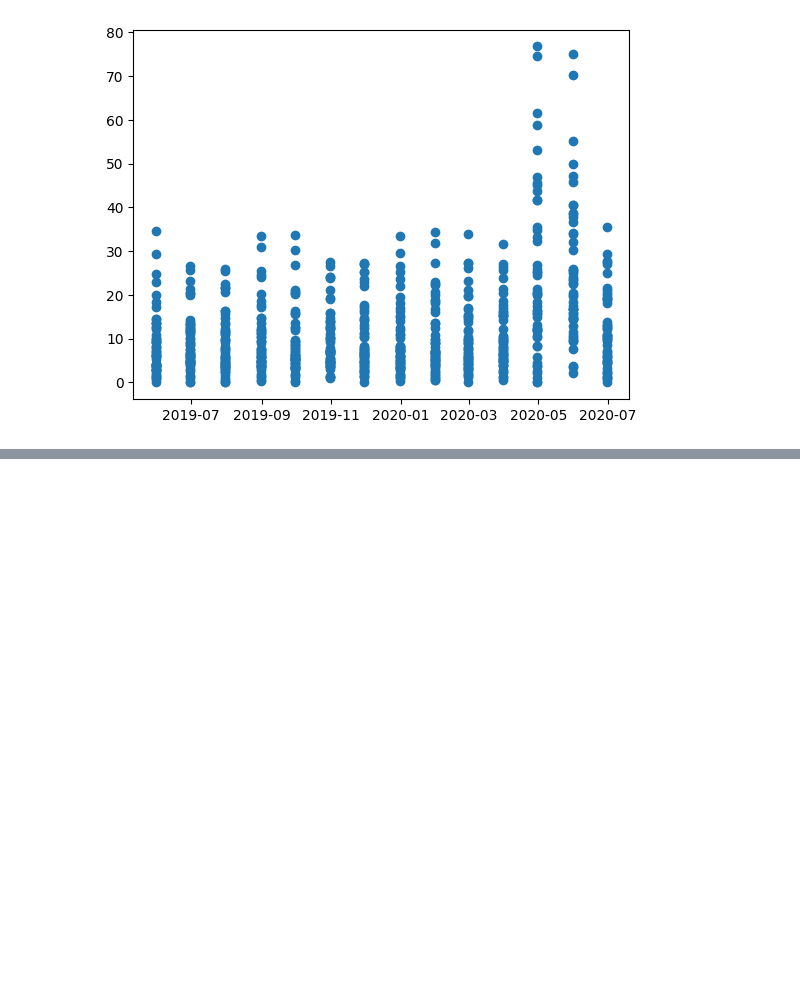
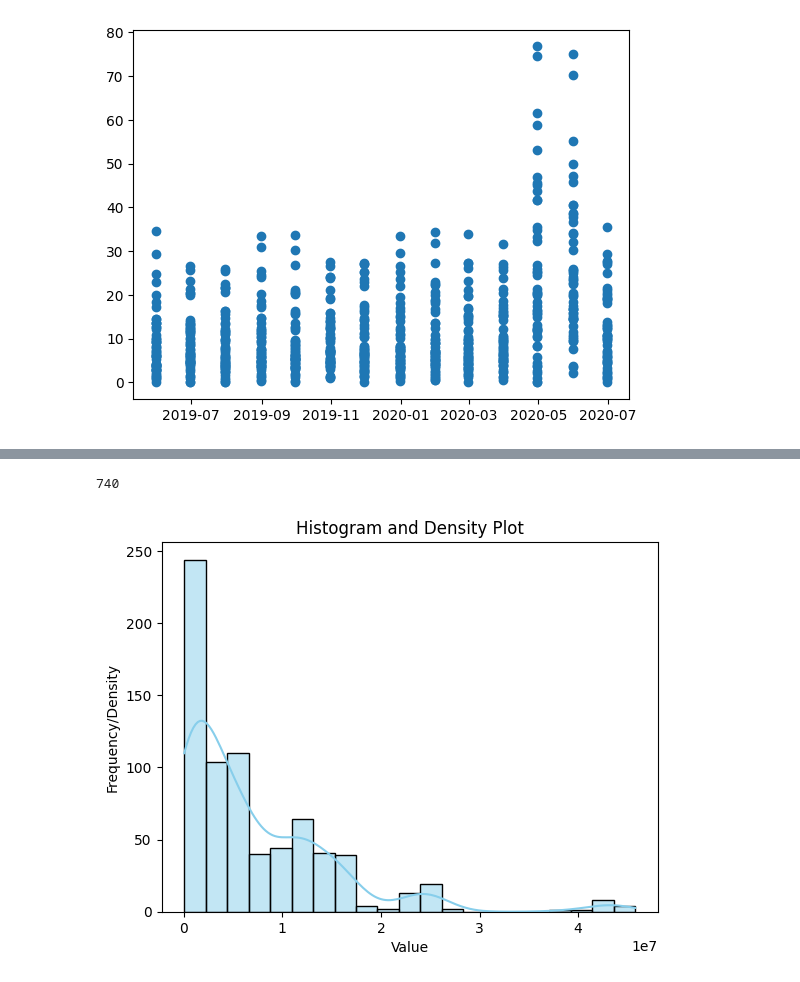
Before and after one commit to IMANETATA/CodeAlpha, a Jupyter notebook: Unemployment_Analysis.ipynb, the cells around one changed output, grey strips where cells are left out. Saved outputs shown, nothing was run; the diff lists cells and outputs as text; code cells hidden in the pictures; blank space fills up the shorter version.

```diff
--- a/Unemployment_Analysis.ipynb
+++ b/Unemployment_Analysis.ipynb
@@ -190,0 +199,12 @@ plt.show()
+# %%
+len(dataset['Region'])
+# %% [output]
+740
+# %%
+sns.histplot(dataset['Estimated Employed'], kde=True, color='skyblue')
+plt.title('Histogram and Density Plot')
+plt.xlabel('Value')
+plt.ylabel('Frequency/Density')
+plt.show()
+# %% [output]
+[figure, added]
```
Also changed, not shown: parts of 7 cells of this notebook.
